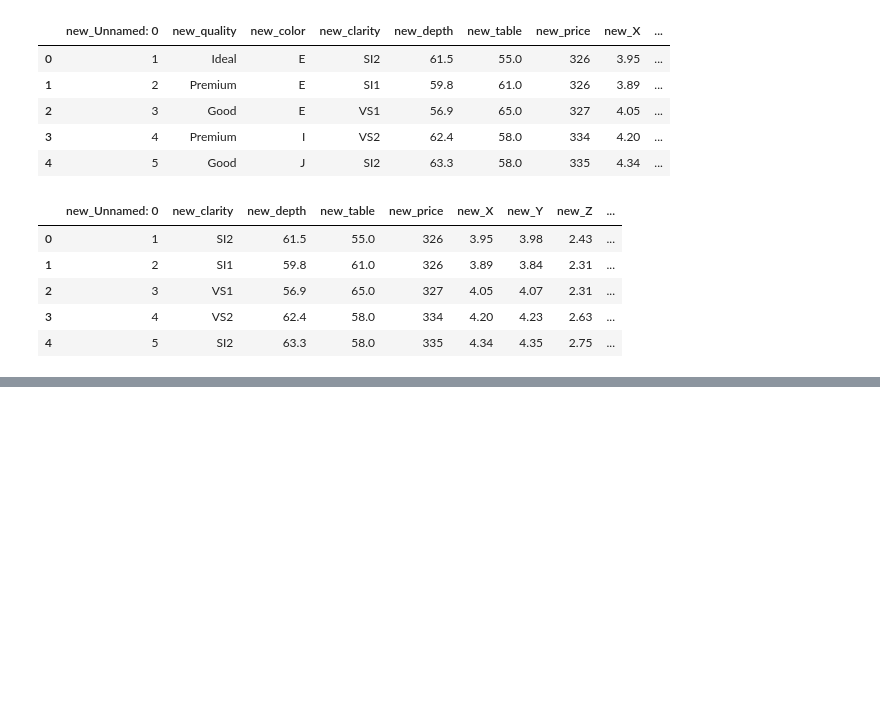
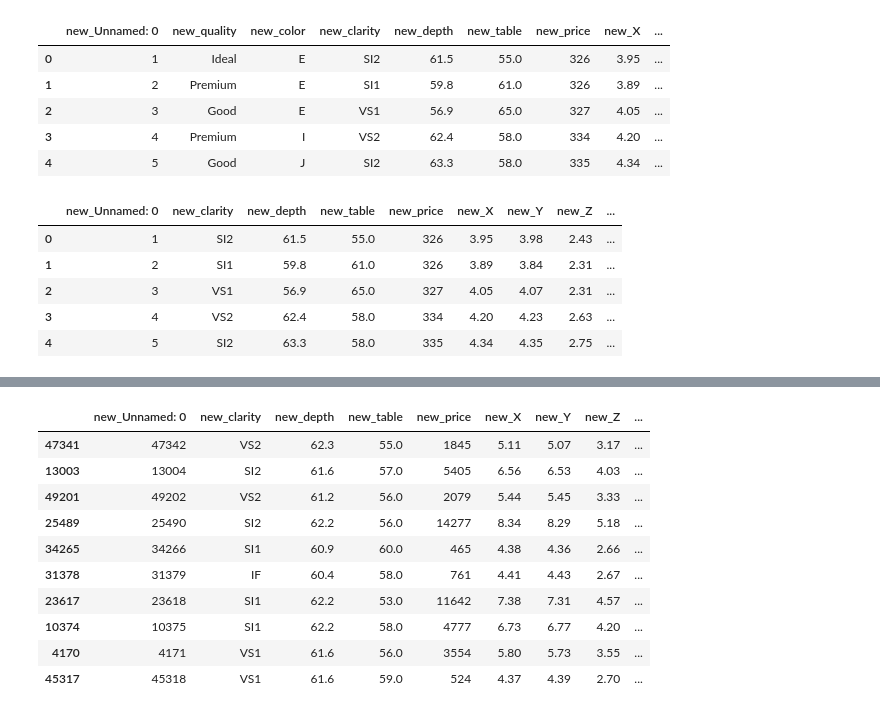
Before and after one commit to INA-95/Pandas, a Jupyter notebook: pandas.ipynb, the cells around one changed output, grey strips where cells are left out. Drawn from its saved outputs; the diff is of its cells as text; code cells hidden in the pictures; blank space fills up the shorter version.

```diff
--- a/pandas.ipynb
+++ b/pandas.ipynb
@@ -146,0 +223,16 @@ df.head()
+# %%
+# 18. Write a Pandas program to find the diamonds that are either Premium or Ideal.
+
+df[df['new_Quality-color'].str.contains('Premium') | df['new_Quality-color'].str.contains('Ideal')].sample(10)
+# %% [output]
+|  | new_Unnamed: 0 | new_clarity | new_depth | new_table | new_price | new_X | new_Y | new_Z | ... |
+| 47341 | 47342 | VS2 | 62.3 | 55.0 | 1845 | 5.11 | 5.07 | 3.17 | ... |
+| 13003 | 13004 | SI2 | 61.6 | 57.0 | 5405 | 6.56 | 6.53 | 4.03 | ... |
+| 49201 | 49202 | VS2 | 61.2 | 56.0 | 2079 | 5.44 | 5.45 | 3.33 | ... |
+| 25489 | 25490 | SI2 | 62.2 | 56.0 | 14277 | 8.34 | 8.29 | 5.18 | ... |
+| 34265 | 34266 | SI1 | 60.9 | 60.0 | 465 | 4.38 | 4.36 | 2.66 | ... |
+| 31378 | 31379 | IF | 60.4 | 58.0 | 761 | 4.41 | 4.43 | 2.67 | ... |
+| 23617 | 23618 | SI1 | 62.2 | 53.0 | 11642 | 7.38 | 7.31 | 4.57 | ... |
+| 10374 | 10375 | SI1 | 62.2 | 58.0 | 4777 | 6.73 | 6.77 | 4.20 | ... |
+| 4170 | 4171 | VS1 | 61.6 | 56.0 | 3554 | 5.80 | 5.73 | 3.55 | ... |
+| 45317 | 45318 | VS1 | 61.6 | 59.0 | 524 | 4.37 | 4.39 | 2.70 | ... |
```
Also changed, not shown: parts of 11 cells of this notebook.
